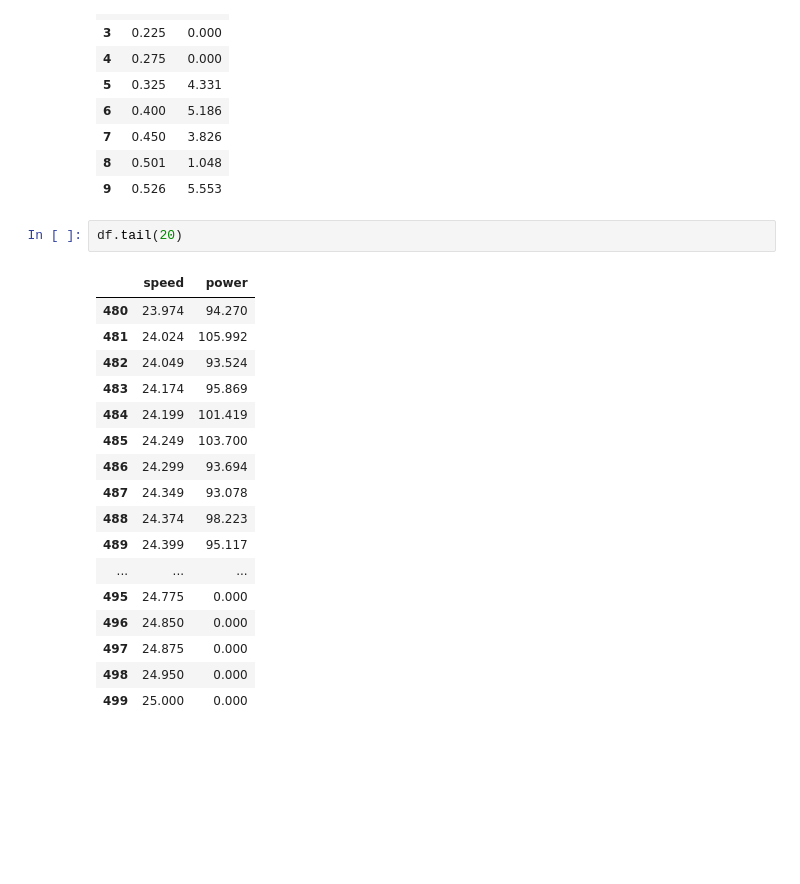
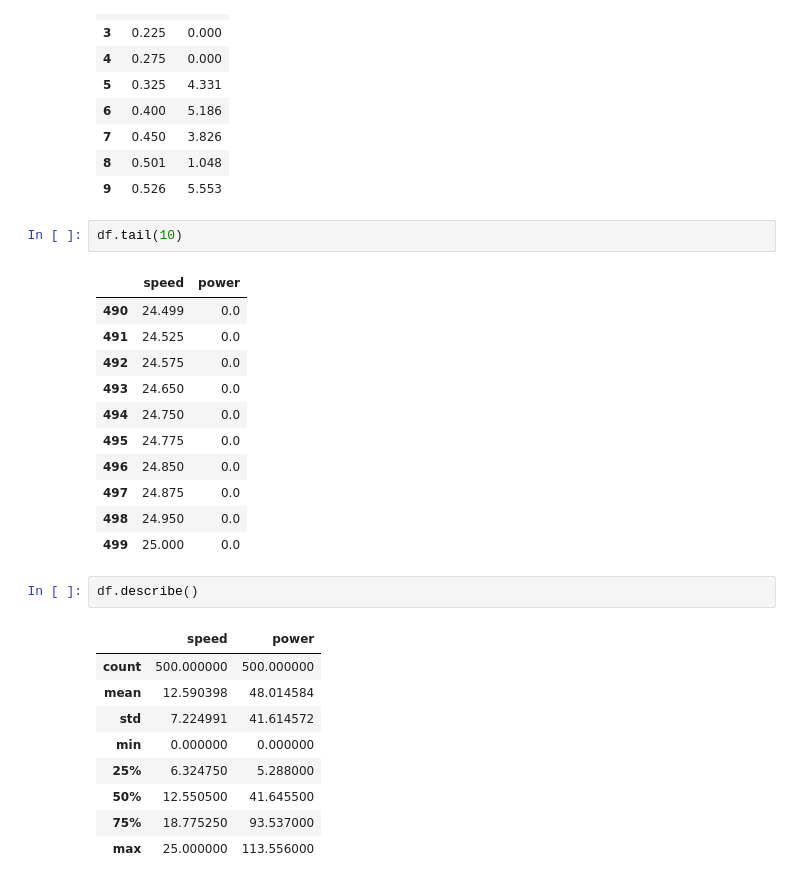
Before and after one commit to dssheldon/foda-project-sds, a Jupyter notebook: FoDA Project 2020.ipynb, the cells around one changed output. Drawn from its saved outputs; the diff is of its cells as text; blank space fills up the shorter version.

```diff
--- a/FoDA Project 2020.ipynb
+++ b/FoDA Project 2020.ipynb
@@ -34,22 +38,28 @@ df.head(10)
 | 8 | 0.501 | 1.048 |
 | 9 | 0.526 | 5.553 |
 # %%
-df.tail(20)
+df.tail(10)
 # %% [output]
 |  | speed | power |
-| 480 | 23.974 | 94.270 |
-| 481 | 24.024 | 105.992 |
-| 482 | 24.049 | 93.524 |
-| 483 | 24.174 | 95.869 |
-| 484 | 24.199 | 101.419 |
-| 485 | 24.249 | 103.700 |
-| 486 | 24.299 | 93.694 |
-| 487 | 24.349 | 93.078 |
-| 488 | 24.374 | 98.223 |
-| 489 | 24.399 | 95.117 |
-| ... | ... | ... |
-| 495 | 24.775 | 0.000 |
-| 496 | 24.850 | 0.000 |
-| 497 | 24.875 | 0.000 |
-| 498 | 24.950 | 0.000 |
-| 499 | 25.000 | 0.000 |
+| 490 | 24.499 | 0.0 |
+| 491 | 24.525 | 0.0 |
+| 492 | 24.575 | 0.0 |
+| 493 | 24.650 | 0.0 |
+| 494 | 24.750 | 0.0 |
+| 495 | 24.775 | 0.0 |
+| 496 | 24.850 | 0.0 |
+| 497 | 24.875 | 0.0 |
+| 498 | 24.950 | 0.0 |
+| 499 | 25.000 | 0.0 |
+# %%
+df.describe()
+# %% [output]
+|  | speed | power |
+| count | 500.000000 | 500.000000 |
+| mean | 12.590398 | 48.014584 |
+| std | 7.224991 | 41.614572 |
+| min | 0.000000 | 0.000000 |
+| 25% | 6.324750 | 5.288000 |
+| 50% | 12.550500 | 41.645500 |
+| 75% | 18.775250 | 93.537000 |
+| max | 25.000000 | 113.556000 |
```
Also changed, not shown: parts of 12 cells of this notebook.
